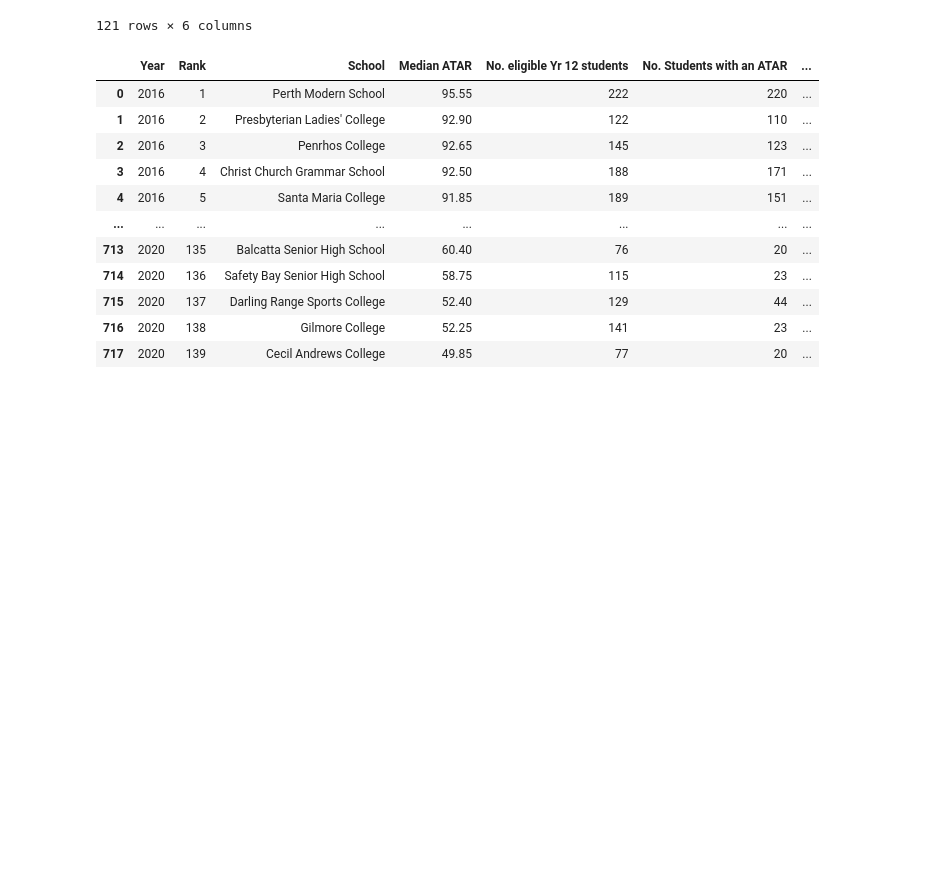
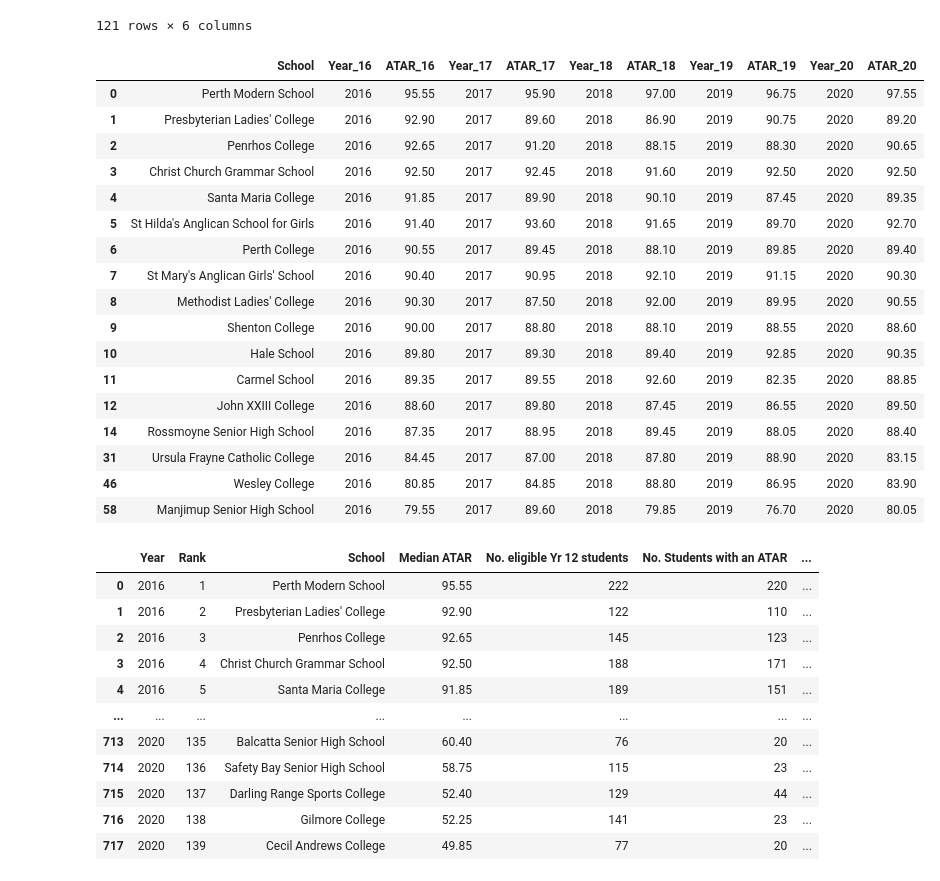
Before and after one commit to Rye-Git/UWA-Project_3, a Jupyter notebook: school_linear_reg_new_copy.ipynb, the cells around one changed output. Drawn from its saved outputs; the diff is of its cells as text; code cells hidden in the pictures; blank space fills up the shorter version.

```diff
--- a/school_linear_reg_new_copy.ipynb
+++ b/school_linear_reg_new_copy.ipynb
@@ -213,6 +213,34 @@ predicted_df
 | 119 | Ellenbrook Christian College | 75.65 | 74.000 | 1.650 | 2.722500 | 1.650 |
 | 120 | Thornlie Senior High School | 65.35 | 70.875 | 5.525 | 30.525625 | 5.525 |
 121 rows × 6 columns
+# %%
+top_17_schools_filter = predicted_df['School'].isin(['Perth Modern School', 'Penrhos College', "Presbyterian Ladies' College", 'Santa Maria College',
+                                                     'Christ Church Grammar School', 'Hale School', 'John XXIII College', 'Manjimup Senior High School',
+                                                     "Methodist Ladies' College", 'Shenton College', 'Rossmoyne Senior High School', "St Hilda's Anglican School for Girls",
+                                                     "St Mary's Anglican Girls' School", 'Ursula Frayne Catholic College', 'Wesley College', 'Perth College',
+                                                     'Carmel School'])
+top_17_schools = df[top_17_schools_filter]
+# %%
+top_17_schools
+# %% [output]
+|  | School | Year_16 | ATAR_16 | Year_17 | ATAR_17 | Year_18 | ATAR_18 | Year_19 | ATAR_19 | Year_20 | ATAR_20 |
+| 0 | Perth Modern School | 2016 | 95.55 | 2017 | 95.90 | 2018 | 97.00 | 2019 | 96.75 | 2020 | 97.55 |
+| 1 | Presbyterian Ladies' College | 2016 | 92.90 | 2017 | 89.60 | 2018 | 86.90 | 2019 | 90.75 | 2020 | 89.20 |
+| 2 | Penrhos College | 2016 | 92.65 | 2017 | 91.20 | 2018 | 88.15 | 2019 | 88.30 | 2020 | 90.65 |
+| 3 | Christ Church Grammar School | 2016 | 92.50 | 2017 | 92.45 | 2018 | 91.60 | 2019 | 92.50 | 2020 | 92.50 |
+| 4 | Santa Maria College | 2016 | 91.85 | 2017 | 89.90 | 2018 | 90.10 | 2019 | 87.45 | 2020 | 89.35 |
+| 5 | St Hilda's Anglican School for Girls | 2016 | 91.40 | 2017 | 93.60 | 2018 | 91.65 | 2019 | 89.70 | 2020 | 92.70 |
+| 6 | Perth College | 2016 | 90.55 | 2017 | 89.45 | 2018 | 88.10 | 2019 | 89.85 | 2020 | 89.40 |
+| 7 | St Mary's Anglican Girls' School | 2016 | 90.40 | 2017 | 90.95 | 2018 | 92.10 | 2019 | 91.15 | 2020 | 90.30 |
+| 8 | Methodist Ladies' College | 2016 | 90.30 | 2017 | 87.50 | 2018 | 92.00 | 2019 | 89.95 | 2020 | 90.55 |
+| 9 | Shenton College | 2016 | 90.00 | 2017 | 88.80 | 2018 | 88.10 | 2019 | 88.55 | 2020 | 88.60 |
+| 10 | Hale School | 2016 | 89.80 | 2017 | 89.30 | 2018 | 89.40 | 2019 | 92.85 | 2020 | 90.35 |
+| 11 | Carmel School | 2016 | 89.35 | 2017 | 89.55 | 2018 | 92.60 | 2019 | 82.35 | 2020 | 88.85 |
+| 12 | John XXIII College | 2016 | 88.60 | 2017 | 89.80 | 2018 | 87.45 | 2019 | 86.55 | 2020 | 89.50 |
+| 14 | Rossmoyne Senior High School | 2016 | 87.35 | 2017 | 88.95 | 2018 | 89.45 | 2019 | 88.05 | 2020 | 88.40 |
+| 31 | Ursula Frayne Catholic College | 2016 | 84.45 | 2017 | 87.00 | 2018 | 87.80 | 2019 | 88.90 | 2020 | 83.15 |
+| 46 | Wesley College | 2016 | 80.85 | 2017 | 84.85 | 2018 | 88.80 | 2019 | 86.95 | 2020 | 83.90 |
+| 58 | Manjimup Senior High School | 2016 | 79.55 | 2017 | 89.60 | 2018 | 79.85 | 2019 | 76.70 | 2020 | 80.05 |
 # %%
 # read the union(ed) table
 df_union = pd.read_csv("../UWA-Project_3/Resources/wa_hs_atar_ratings_full.csv")
```
